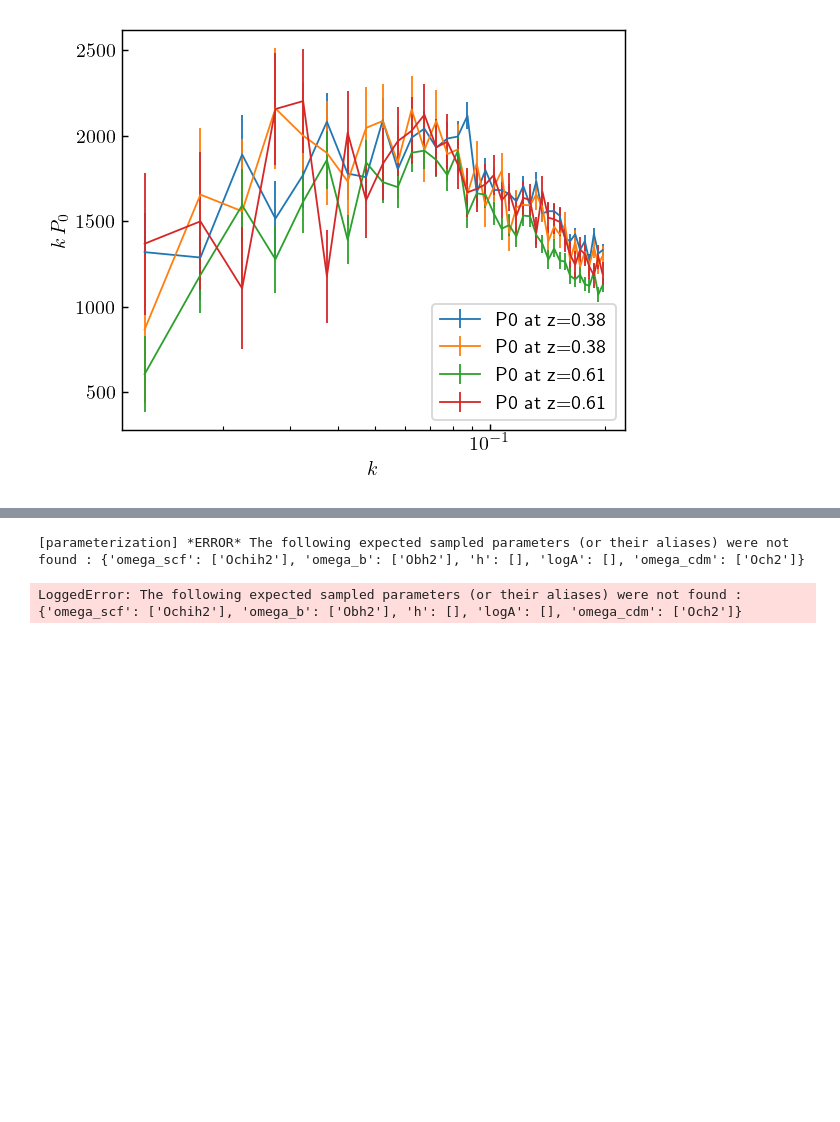
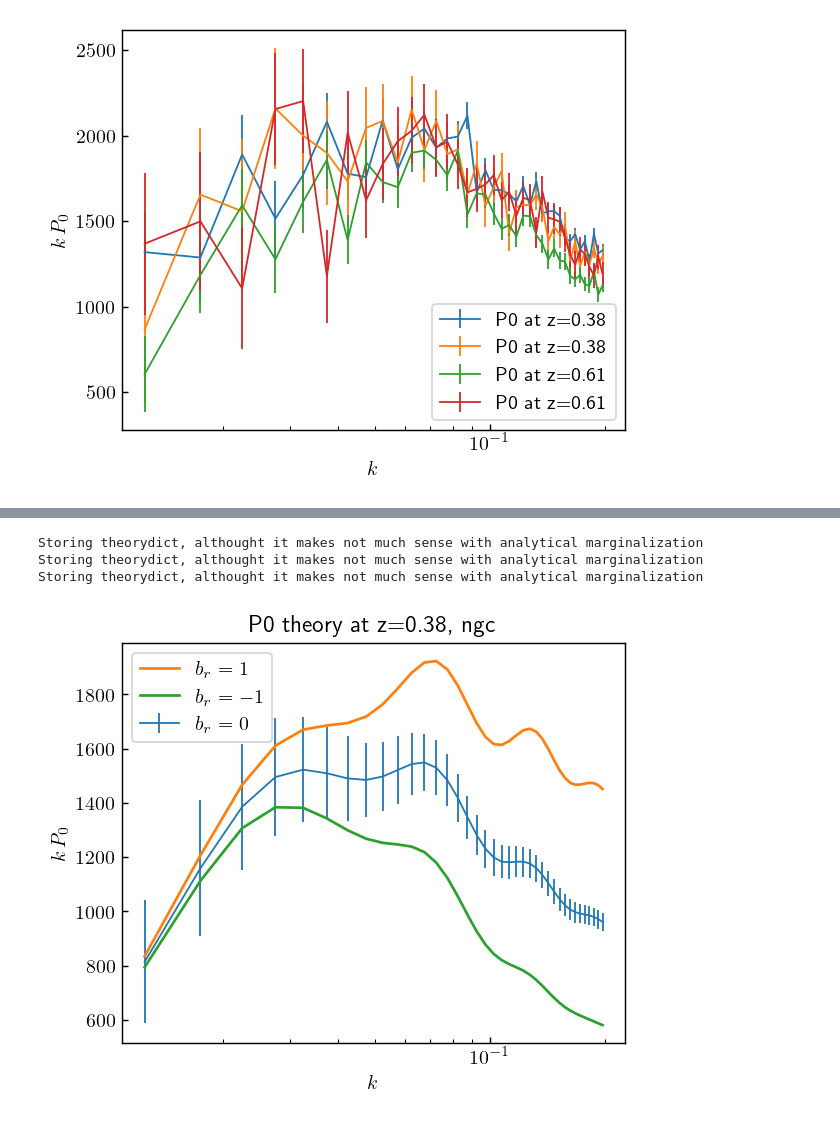
Before and after one commit to fverd/cobaya, a Jupyter notebook: FRA/eval_pbjboss.ipynb, the cells around one changed output, grey strips where cells are left out. Saved outputs shown, nothing was run; the diff lists cells and outputs as text; code cells hidden in the pictures; blank space fills up the shorter version.

```diff
--- a/FRA/eval_pbjboss.ipynb
+++ b/FRA/eval_pbjboss.ipynb
@@ -88,17 +92,39 @@ Storing theorydict, althought it makes not much sense with analytical marginaliz
-# %%
-point_pbj = {'b1_ngc_z1': 2., 'b1_ngc_z3': 2.,'b1_sgc_z1': 2., 'b1_sgc_z3': 2.}
-logposterior = model_pbj.logposterior(point_pbj, as_dict=True)
-%matplotlib inline
-plt.figure(figsize=(5,4),dpi=130)
-for i in range(len(z_bins)):
-    var = np.diag(pbjObj.Cov[i][:len(kCut),:len(kCut)])
-    plt.errorbar(kCut, pbjObj.CutDataVecs[i][0], yerr=np.sqrt(var), color=colors[i], label=f'P0 at z={z_bins[i]}', linewidth=1.)
-    plt.plot(kCut,pbjObj.theorydict[i]['P0'], linestyle='--', color=colors[i])
-plt.xscale('log')
-plt.yscale('log')
-plt.xlabel(r'$k$'),plt.ylabel(r'$P_0$')
-plt.legend()
-plt.show()
-# %% [output]
-[parameterization] *ERROR* The following expected sampled parameters (or their aliases) were not found : {'omega_scf': ['Ochih2'], 'omega_b': ['Obh2'], 'h': [], 'logA': [], 'omega_cdm': ['Och2']}
-LoggedError: The following expected sampled parameters (or their aliases) were not found : {'omega_scf': ['Ochih2'], 'omega_b': ['Obh2'], 'h': [], 'logA': [], 'omega_cdm': ['Och2']}
+# %%
+pbjObj = model_pbj.likelihood["pbjboss"].pbjobj
+colors=['blue', 'green', 'y','m']
+z_bins = pbjObj.z_bins
+kCut = pbjObj.kPE[pbjObj.IdxP[0]]
+kCutQ0 = pbjObj.kPE[pbjObj.IdxQ0[0]]
+
+%matplotlib inline
+plt.figure(figsize=(5,4),dpi=130)
+
+point_pbj = {'omega_scf': 0.0039947537, 'omega_cdm': 0.11282061, 'h': 0.70268995, 'omega_b': 0.023155525, 'logA': 2.8592839,  'b1_ngc_z1': 1.8725208, 'b1_sgc_z1': 2.0470889, 'b1_ngc_z3': 1.9872064, 'b1_sgc_z3': 2.155942}
+
+point_pbj.update({'br_ngc_z1': 0, 'br_sgc_z1': 0, 'br_ngc_z3': 0, 'br_sgc_z3': 0,})
+logposterior = model_pbj.logposterior(point_pbj, as_dict=True, cached=False)
+var = np.diag(pbjObj.Cov[0][:len(kCut),:len(kCut)])
+plt.errorbar(kCut, kCut*pbjObj.theorydict[0]['P0'], yerr=kCut*np.sqrt(var), linewidth=1., label='$b_r=0$')
+
+
+point_pbj.update({'br_ngc_z1': 1., 'br_sgc_z1': 1., 'br_ngc_z3': 1., 'br_sgc_z3': 1.})
+logposterior = model_pbj.logposterior(point_pbj, as_dict=True, cached=False)
+plt.plot(kCut,kCut*pbjObj.theorydict[0]['P0'], label='$b_r=1$')
+
+
+
+point_pbj.update({'br_ngc_z1': -1, 'br_sgc_z1': -1, 'br_ngc_z3': -1, 'br_sgc_z3': -1,})
+logposterior = model_pbj.logposterior(point_pbj, as_dict=True, cached=False)
+plt.plot(kCut,kCut*pbjObj.theorydict[0]['P0'], label='$b_r=-1$')
+
+
+plt.xscale('log')
+plt.xlabel(r'$k$'),plt.ylabel(r'$k\, P_0$')
+plt.legend()
+plt.title('P0 theory at z=0.38, ngc')
+plt.show()
+# %% [output]
+Storing theorydict, althought it makes not much sense with analytical marginalization
+Storing theorydict, althought it makes not much sense with analytical marginalization
+Storing theorydict, althought it makes not much sense with analytical marginalization
+[figure, added]
```
Also changed, not shown: parts of 2 cells of this notebook, 5 other files.
